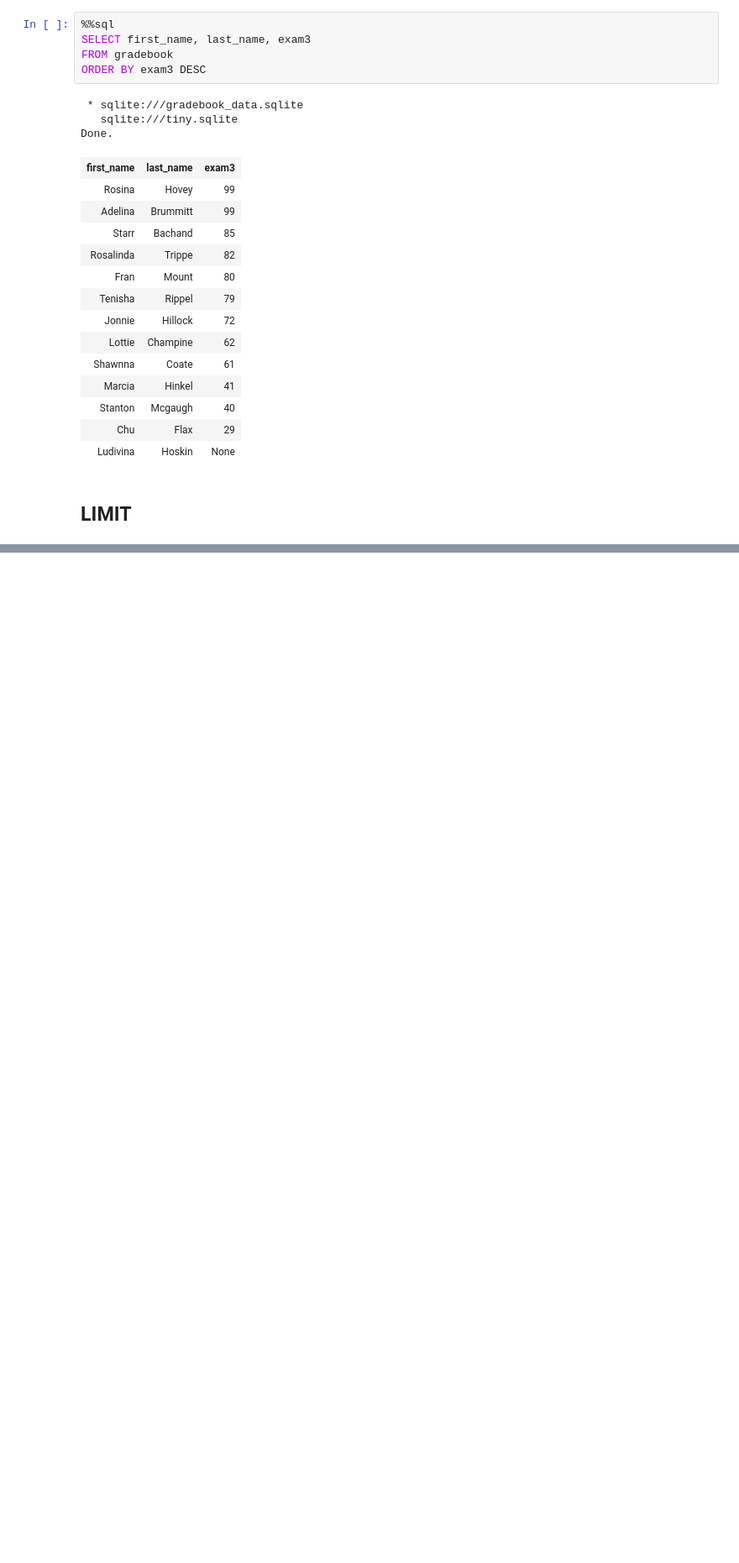
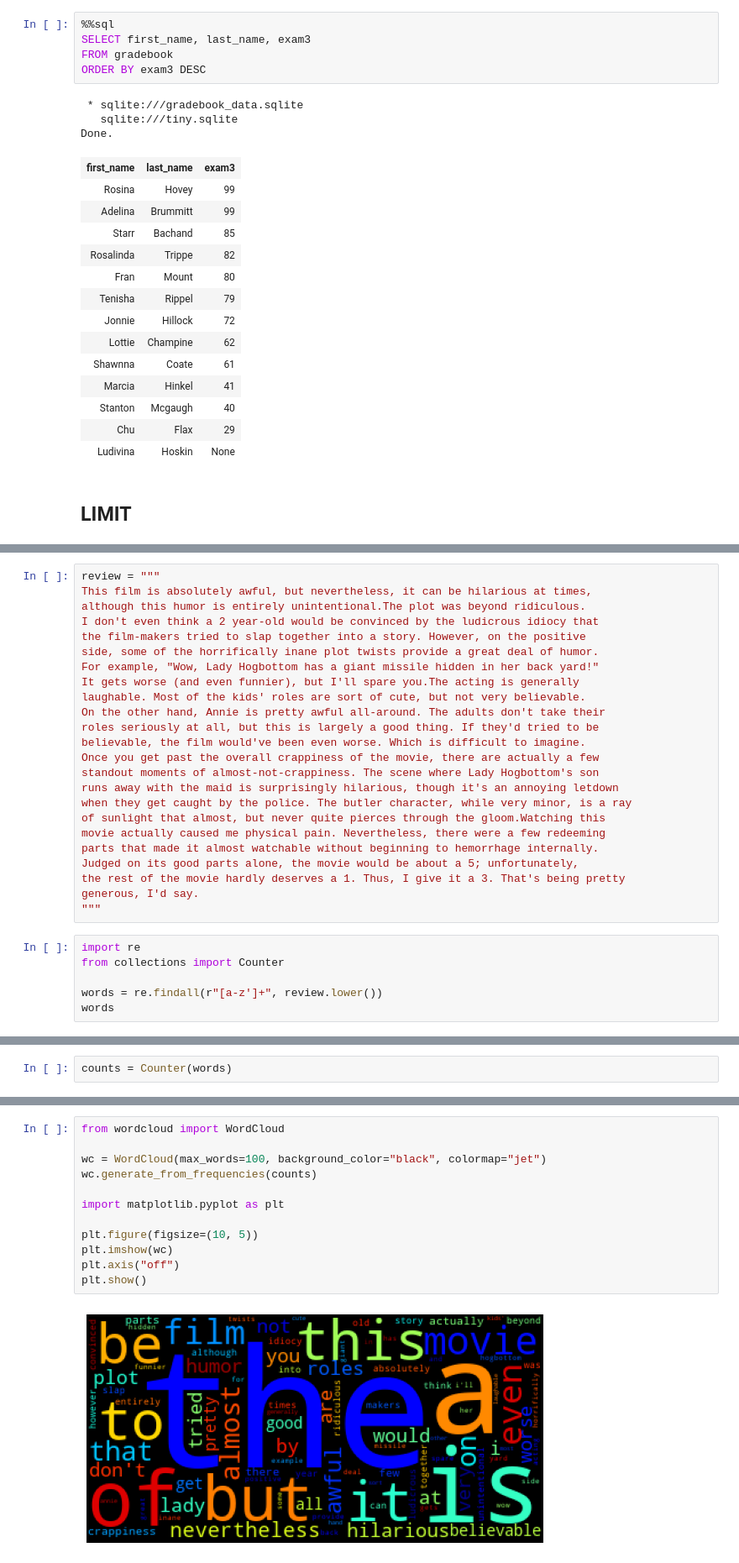
Before and after one commit to MTH548/MTH548, a Jupyter notebook: docs/_static/weekly_notebooks/week_13_class.ipynb, the cells around one changed output, grey strips where cells are left out. Shown at 84% size. Drawn from its saved outputs; the diff is of its cells as text; blank space fills up the shorter version.

```diff
--- a/docs/_static/weekly_notebooks/week_13_class.ipynb
+++ b/docs/_static/weekly_notebooks/week_13_class.ipynb
@@ -543,0 +559,30 @@ Done.
+# %%
+review = """
+This film is absolutely awful, but nevertheless, it can be hilarious at times,
+although this humor is entirely unintentional.The plot was beyond ridiculous.
+I don't even think a 2 year-old would be convinced by the ludicrous idiocy that
+the film-makers tried to slap together into a story. However, on the positive
+side, some of the horrifically inane plot twists provide a great deal of humor.
+For example, "Wow, Lady Hogbottom has a giant missile hidden in her back yard!"
+It gets worse (and even funnier), but I'll spare you.The acting is generally
+laughable. Most of the kids' roles are sort of cute, but not very believable.
+On the other hand, Annie is pretty awful all-around. The adults don't take their
+roles seriously at all, but this is largely a good thing. If they'd tried to be
+believable, the film would've been even worse. Which is difficult to imagine.
+Once you get past the overall crappiness of the movie, there are actually a few
+standout moments of almost-not-crappiness. The scene where Lady Hogbottom's son
+runs away with the maid is surprisingly hilarious, though it's an annoying letdown
+when they get caught by the police. The butler character, while very minor, is a ray
+of sunlight that almost, but never quite pierces through the gloom.Watching this
+movie actually caused me physical pain. Nevertheless, there were a few redeeming
+parts that made it almost watchable without beginning to hemorrhage internally.
+Judged on its good parts alone, the movie would be about a 5; unfortunately,
+the rest of the movie hardly deserves a 1. Thus, I give it a 3. That's being pretty
+generous, I'd say.
+"""
+# %%
+import re
+from collections import Counter
+
+words = re.findall(r"[a-z']+", review.lower())
+words
@@ -543,0 +607,2 @@ Done.
+# %%
+counts = Counter(words)
@@ -543,0 +622,14 @@ Done.
+# %%
+from wordcloud import WordCloud
+
+wc = WordCloud(max_words=100, background_color="black", colormap="jet")
+wc.generate_from_frequencies(counts)
+
+import matplotlib.pyplot as plt
+
+plt.figure(figsize=(10, 5))
+plt.imshow(wc)
+plt.axis("off")
+plt.show()
+# %% [output]
+[figure, added]
```
Also changed, not shown: parts of 47 cells of this notebook, 7 other files.
